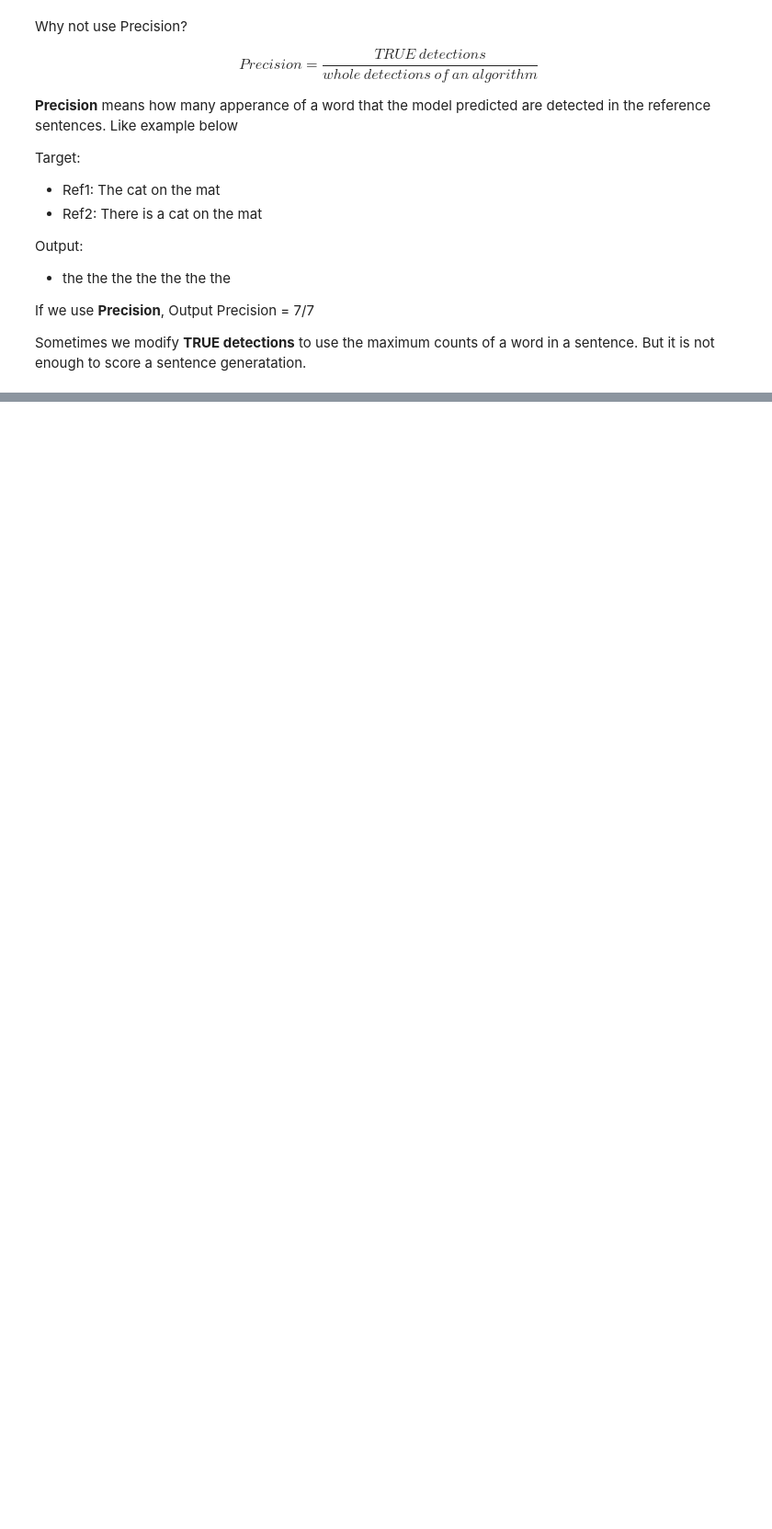
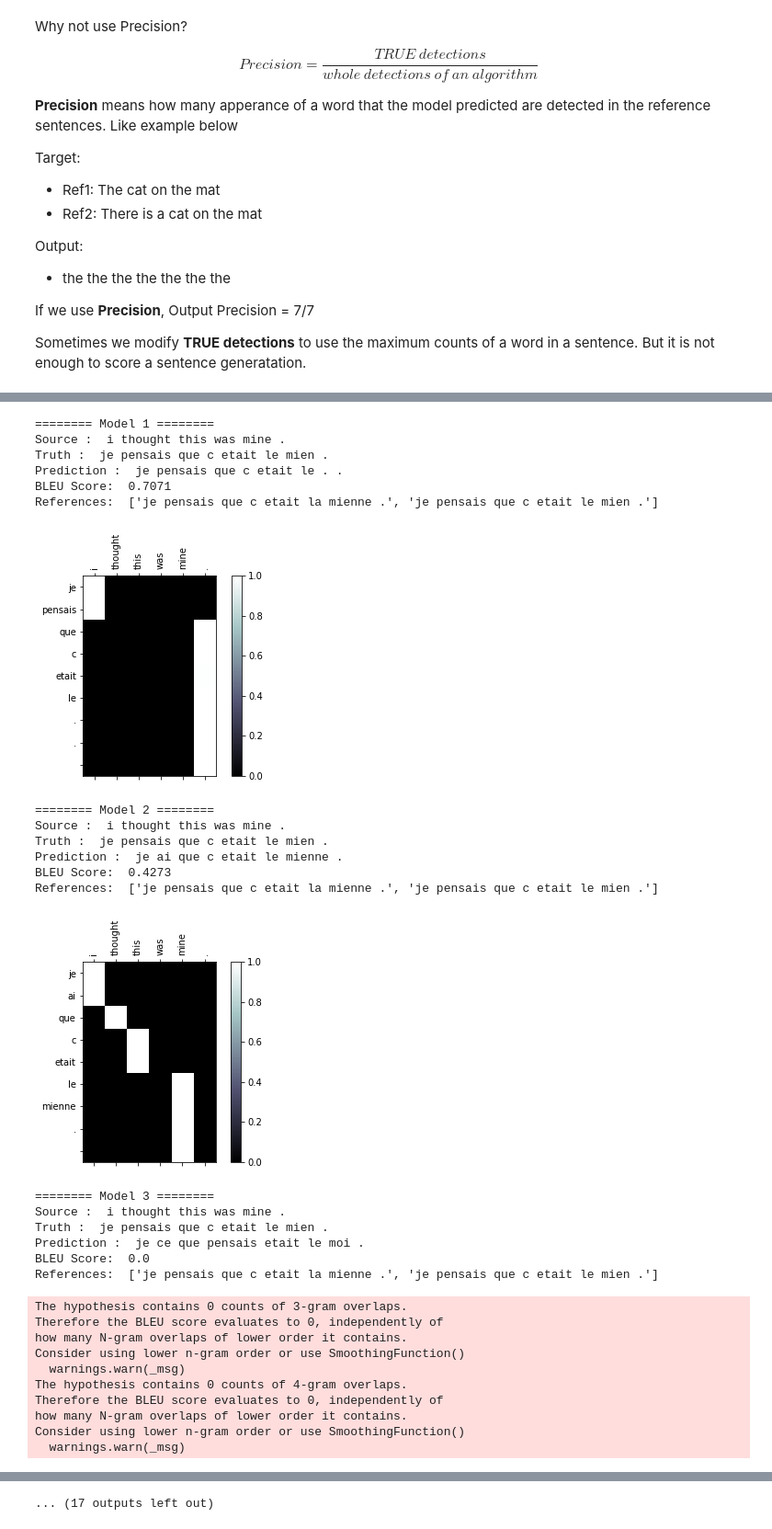
Before and after one commit to simonjisu/NMT, a Jupyter notebook: NMT_en_fa.ipynb, the cells around one changed output, grey strips where cells are left out. Shown: that part at 92% size. Cells and saved outputs as stored; diff of their text form; code cells hidden in the pictures; blank space fills up the shorter version.

```diff
--- a/NMT_en_fa.ipynb
+++ b/NMT_en_fa.ipynb
@@ -36,3 +26,12 @@ modelcode_filtered = ['322421', '322421', '322421']
+# %%
+lang1 = 'eng'
+lang2 = 'fra'
+modelcode_small = ['1113010', '1113110', '1113010', '1113110', '1113110',
+                  '1113110', '1113110', '1224210', '1225210', '1226210',
+                  '1226220', '2224210', '2225210', '2224210']
+modelcode_filtered = ['3224210', '3224210', '3224210']
+modelcode_filtered2 = ['2224210']
+modelcode_small_layernorm = ['2224211']
 # %% [markdown]
 ## architecture
 # %% [markdown]
@@ -345,0 +109,37 @@ References:  ['tu es la seule canadienne que je connaisse .', 'tu es le seul can
+# %%
+file_type = 'small'
+model_type = modelcode_small
+
+get_attention_figure(file_type, model_type, lang1='eng', lang2='fra', use_cuda=USE_CUDA, device=DEVICE,
+                     start_model_idx=1)
+# %% [output]
+======== Model 1 ========
+Source :  i thought this was mine .
+Truth :  je pensais que c etait le mien .
+Prediction :  je pensais que c etait le . .
+BLEU Score:  0.7071
+References:  ['je pensais que c etait la mienne .', 'je pensais que c etait le mien .']
+[figure, added]
+======== Model 2 ========
+Source :  i thought this was mine .
+Truth :  je pensais que c etait le mien .
+Prediction :  je ai que c etait le mienne .
+BLEU Score:  0.4273
+References:  ['je pensais que c etait la mienne .', 'je pensais que c etait le mien .']
+[figure, added]
+======== Model 3 ========
+Source :  i thought this was mine .
+Truth :  je pensais que c etait le mien .
+Prediction :  je ce que pensais etait le moi .
+BLEU Score:  0.0
+References:  ['je pensais que c etait la mienne .', 'je pensais que c etait le mien .']
+The hypothesis contains 0 counts of 3-gram overlaps.
+Therefore the BLEU score evaluates to 0, independently of
+how many N-gram overlaps of lower order it contains.
+Consider using lower n-gram order or use SmoothingFunction()
+  warnings.warn(_msg)
+The hypothesis contains 0 counts of 4-gram overlaps.
+Therefore the BLEU score evaluates to 0, independently of
+how many N-gram overlaps of lower order it contains.
+Consider using lower n-gram order or use SmoothingFunction()
+  warnings.warn(_msg)
@@ -345,0 +167 @@ References:  ['tu es la seule canadienne que je connaisse .', 'tu es le seul can
+... (17 outputs left out)
```
Also changed, not shown: parts of 15 cells of this notebook, 13 other files.
